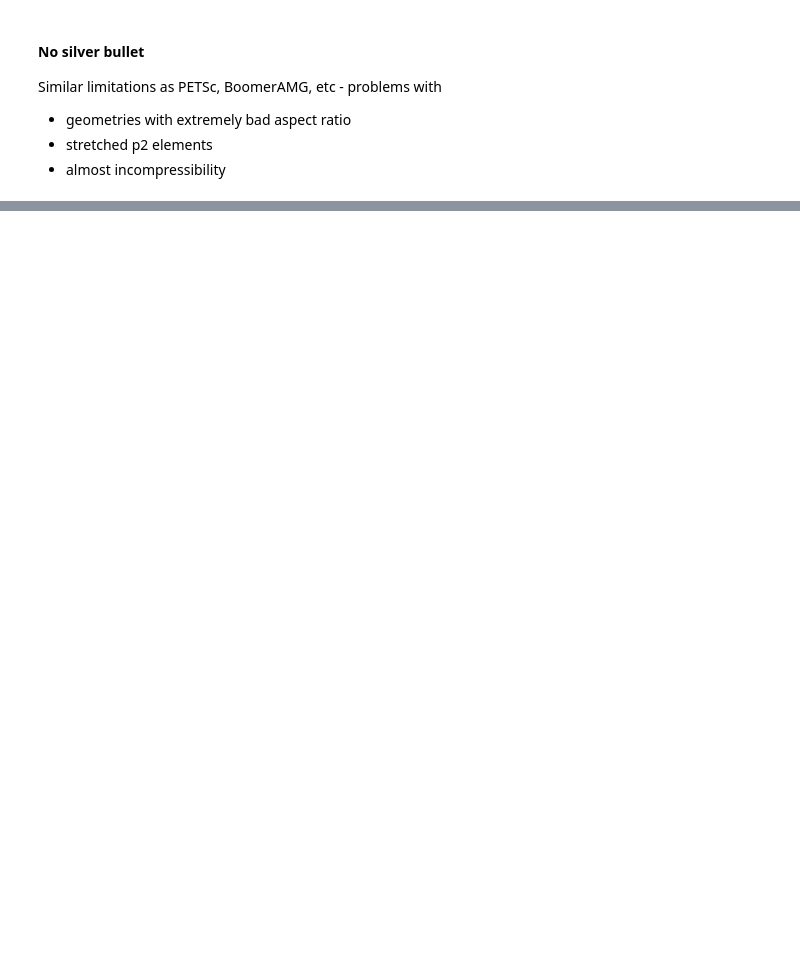
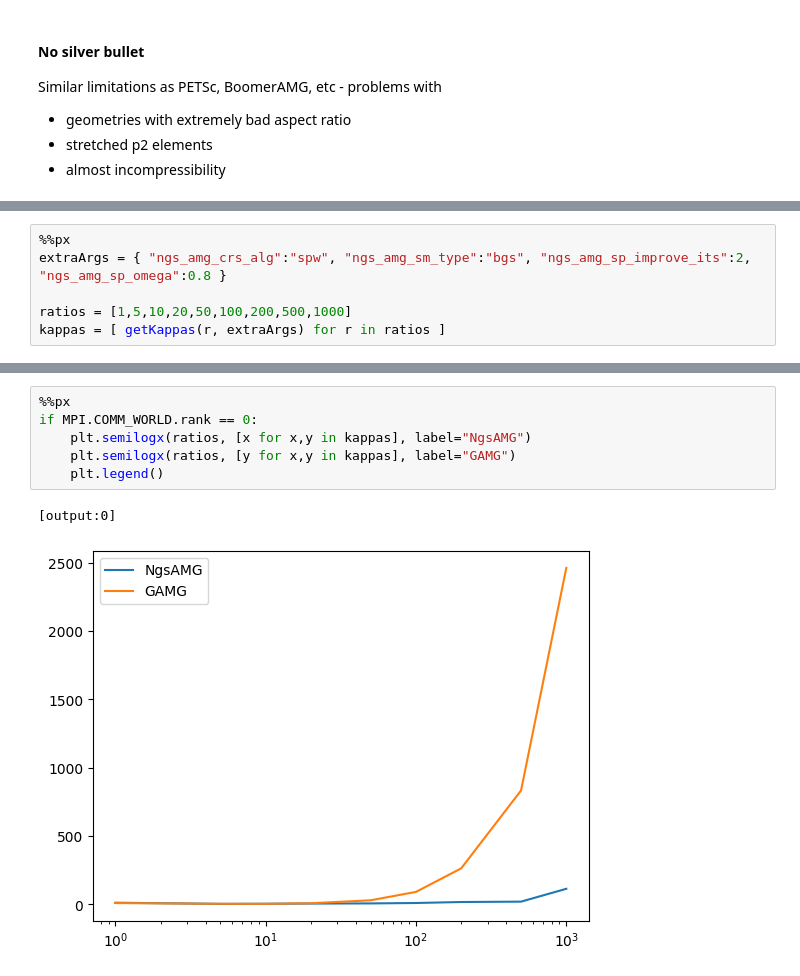
Before and after one commit to LukasKogler/presentations, a Jupyter notebook: usrMtg2025/BasicAMGParallelPETSc.ipynb, the cells around one changed output, grey strips where cells are left out. Drawn from its saved outputs; the diff is of its cells as text; blank space fills up the shorter version.

```diff
--- a/usrMtg2025/BasicAMGParallelPETSc.ipynb
+++ b/usrMtg2025/BasicAMGParallelPETSc.ipynb
@@ -277,0 +212,6 @@ pc_opts = {
+# %%
+%%px
+extraArgs = { "ngs_amg_crs_alg":"spw", "ngs_amg_sm_type":"bgs", "ngs_amg_sp_improve_its":2, "ngs_amg_sp_omega":0.8 }
+
+ratios = [1,5,10,20,50,100,200,500,1000]
+kappas = [ getKappas(r, extraArgs) for r in ratios ]
@@ -277,0 +272,9 @@ pc_opts = {
+# %%
+%%px
+if MPI.COMM_WORLD.rank == 0:
+    plt.semilogx(ratios, [x for x,y in kappas], label="NgsAMG")
+    plt.semilogx(ratios, [y for x,y in kappas], label="GAMG")
+    plt.legend()
+# %% [output]
+[output:0]
+[figure, added]
```
Also changed, not shown: parts of 19 cells of this notebook, 7 other files.
